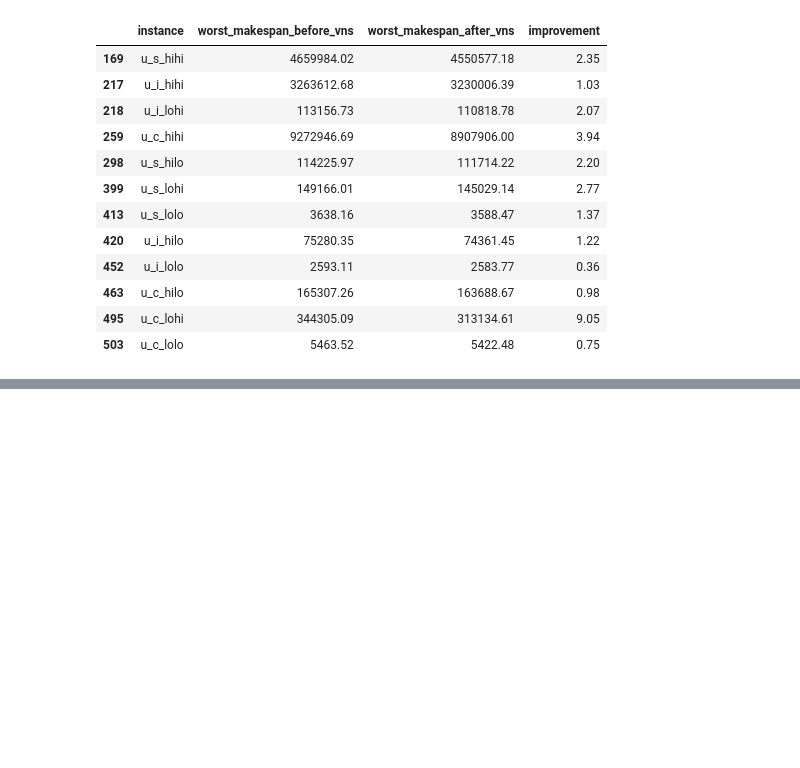
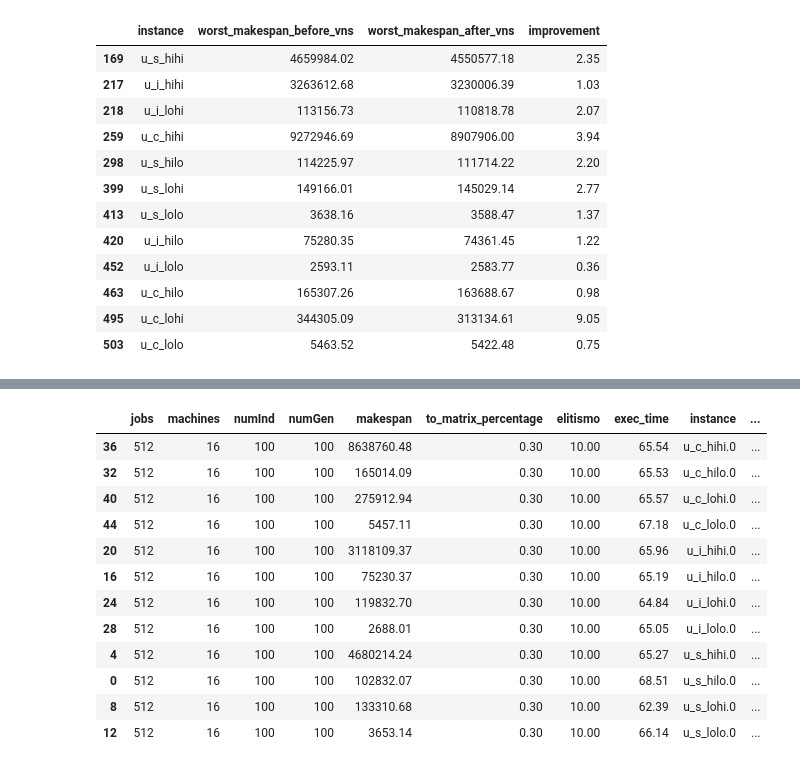
Before and after one commit to marlonrochaeng/pesquisaMestrado, a Jupyter notebook: resultados/Analise.ipynb, the cells around one changed output, grey strips where cells are left out. Saved outputs shown, nothing was run; the diff lists cells and outputs as text; code cells hidden in the pictures; blank space fills up the shorter version.

```diff
--- a/resultados/Analise.ipynb
+++ b/resultados/Analise.ipynb
@@ -307,0 +327,20 @@ df_mutacao_correto_vs.loc[df_mutacao_correto_vs['worst_makespan_after_vns'].isin
+# %%
+df = pd.read_csv('i5/mesma populacao/mutacao simples/eda_mutacao_antes_geracao_mesma_pop.csv',index_col=0)
+df = df[df['mutation'] <= 0]
+df_min = df.loc[df['makespan'].isin(df.groupby('instance')['makespan'].min().values)]
+df_min.sort_values('instance',inplace=True, ascending=True)
+df_min
+# %% [output]
+|  | jobs | machines | numInd | numGen | makespan | to_matrix_percentage | elitismo | exec_time | instance | ... |
+| 36 | 512 | 16 | 100 | 100 | 8638760.48 | 0.30 | 10.00 | 65.54 | u_c_hihi.0 | ... |
+| 32 | 512 | 16 | 100 | 100 | 165014.09 | 0.30 | 10.00 | 65.53 | u_c_hilo.0 | ... |
+| 40 | 512 | 16 | 100 | 100 | 275912.94 | 0.30 | 10.00 | 65.57 | u_c_lohi.0 | ... |
+| 44 | 512 | 16 | 100 | 100 | 5457.11 | 0.30 | 10.00 | 67.18 | u_c_lolo.0 | ... |
+| 20 | 512 | 16 | 100 | 100 | 3118109.37 | 0.30 | 10.00 | 65.96 | u_i_hihi.0 | ... |
+| 16 | 512 | 16 | 100 | 100 | 75230.37 | 0.30 | 10.00 | 65.19 | u_i_hilo.0 | ... |
+| 24 | 512 | 16 | 100 | 100 | 119832.70 | 0.30 | 10.00 | 64.84 | u_i_lohi.0 | ... |
+| 28 | 512 | 16 | 100 | 100 | 2688.01 | 0.30 | 10.00 | 65.05 | u_i_lolo.0 | ... |
+| 4 | 512 | 16 | 100 | 100 | 4680214.24 | 0.30 | 10.00 | 65.27 | u_s_hihi.0 | ... |
+| 0 | 512 | 16 | 100 | 100 | 102832.07 | 0.30 | 10.00 | 68.51 | u_s_hilo.0 | ... |
+| 8 | 512 | 16 | 100 | 100 | 133310.68 | 0.30 | 10.00 | 62.39 | u_s_lohi.0 | ... |
+| 12 | 512 | 16 | 100 | 100 | 3653.14 | 0.30 | 10.00 | 66.14 | u_s_lolo.0 | ... |
```
Also changed, not shown: parts of 2 cells of this notebook, 5 other files.
